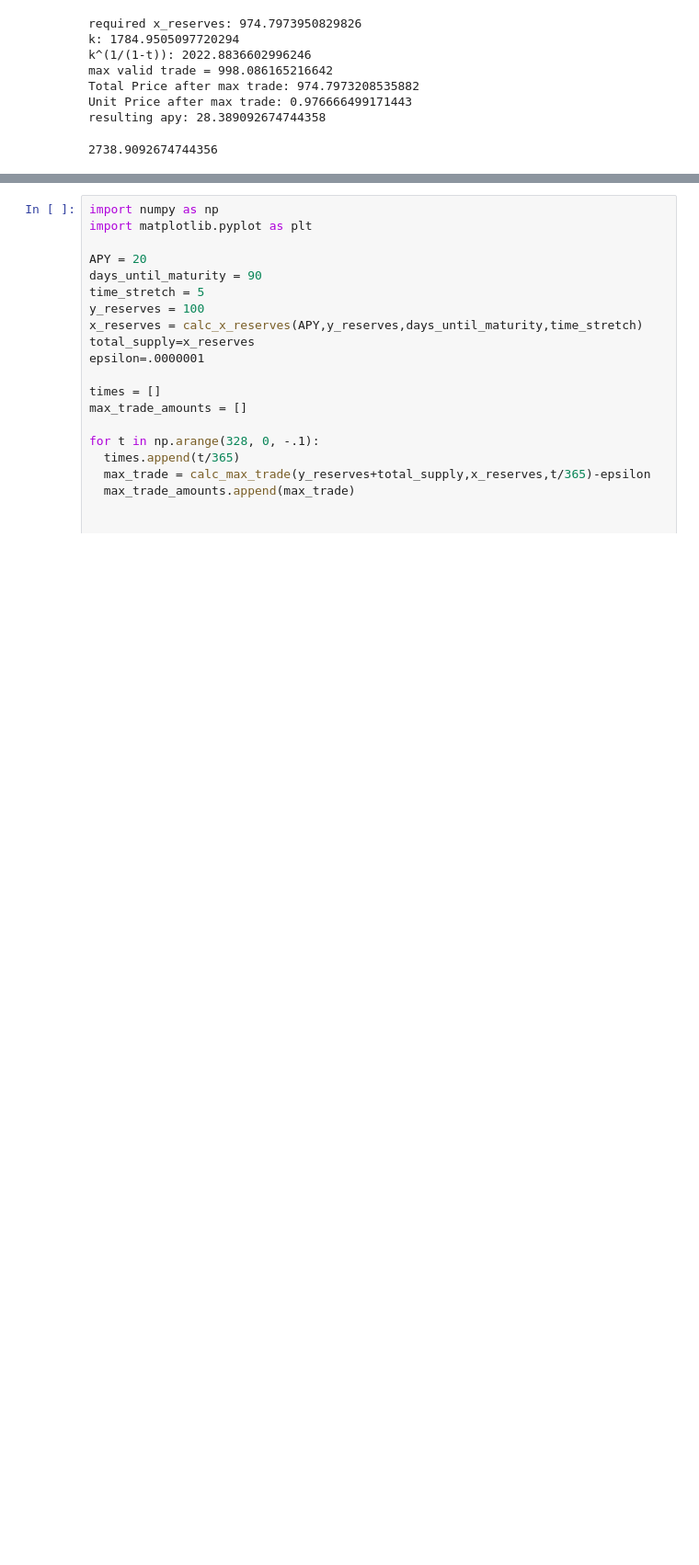
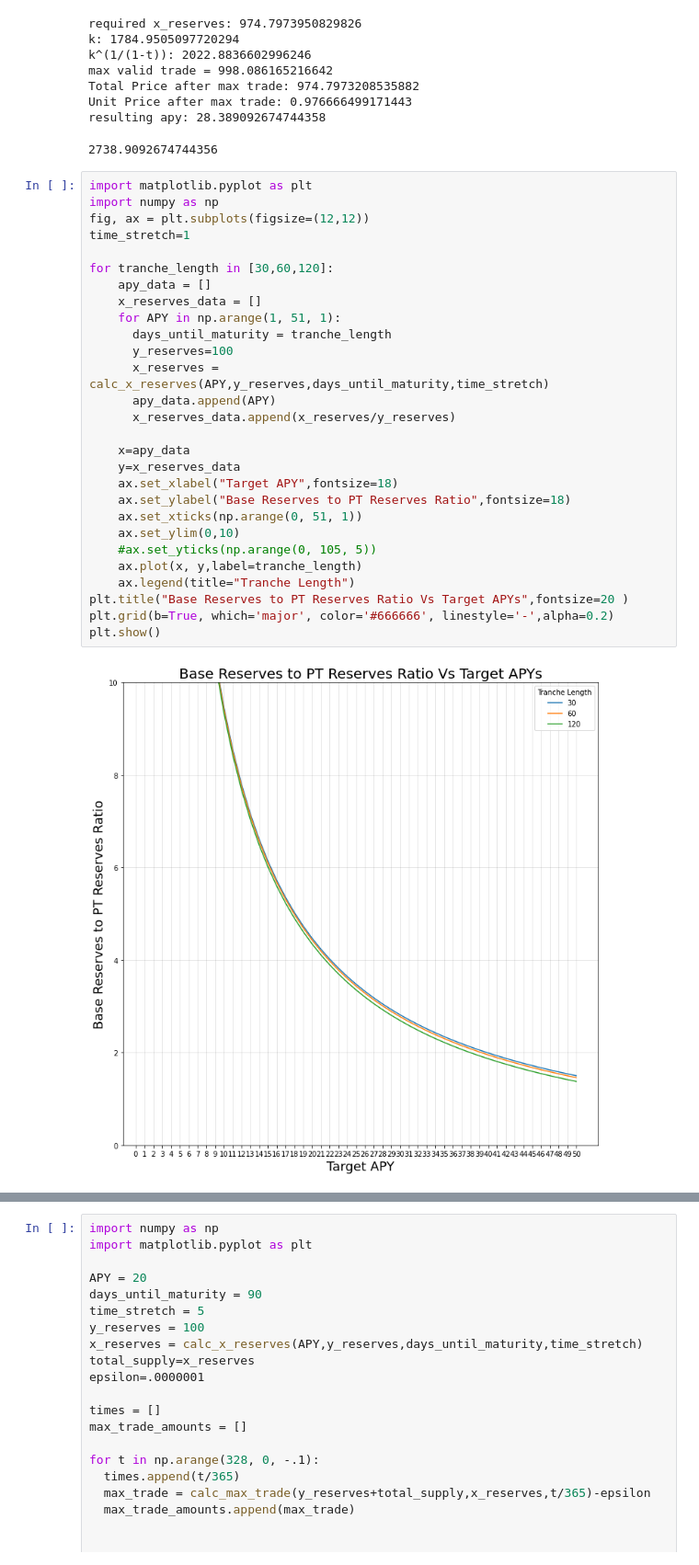
Before and after one commit to delvtech/agent0, a Jupyter notebook: limits_to_price_discovery.ipynb, the cells around one changed output, grey strips where cells are left out. Shown at 92% size. Cells and saved outputs as stored; diff of their text form; blank space fills up the shorter version.

```diff
--- a/limits_to_price_discovery.ipynb
+++ b/limits_to_price_discovery.ipynb
@@ -157,3 +157,33 @@ Total Price after max trade: 974.7973208535882
 Unit Price after max trade: 0.976666499171443
 resulting apy: 28.389092674744358
 2738.9092674744356
+# %%
+import matplotlib.pyplot as plt
+import numpy as np
+fig, ax = plt.subplots(figsize=(12,12))
+time_stretch=1
+
+for tranche_length in [30,60,120]:
+    apy_data = []
+    x_reserves_data = []
+    for APY in np.arange(1, 51, 1):
+      days_until_maturity = tranche_length
+      y_reserves=100
+      x_reserves = calc_x_reserves(APY,y_reserves,days_until_maturity,time_stretch)
+      apy_data.append(APY)
+      x_reserves_data.append(x_reserves/y_reserves)
+
+    x=apy_data
+    y=x_reserves_data
+    ax.set_xlabel("Target APY",fontsize=18)
+    ax.set_ylabel("Base Reserves to PT Reserves Ratio",fontsize=18)
+    ax.set_xticks(np.arange(0, 51, 1))
+    ax.set_ylim(0,10)
+    #ax.set_yticks(np.arange(0, 105, 5))
+    ax.plot(x, y,label=tranche_length)
+    ax.legend(title="Tranche Length")
+plt.title("Base Reserves to PT Reserves Ratio Vs Target APYs",fontsize=20 )
+plt.grid(b=True, which='major', color='#666666', linestyle='-',alpha=0.2)
+plt.show()
+# %% [output]
+[figure, added]
```
Also changed, not shown: parts of 8 cells of this notebook, 2 other files.
